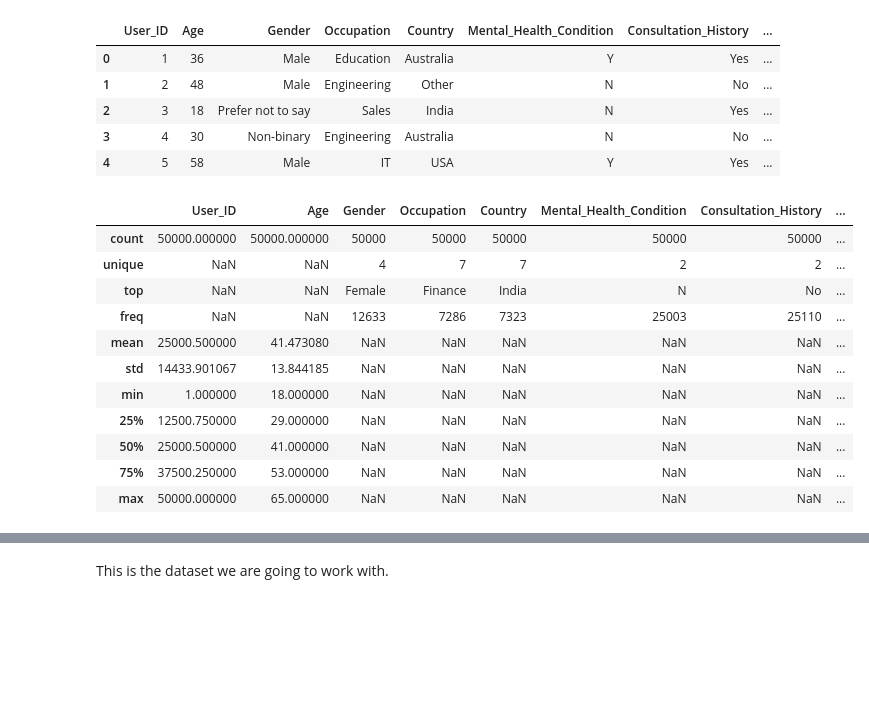
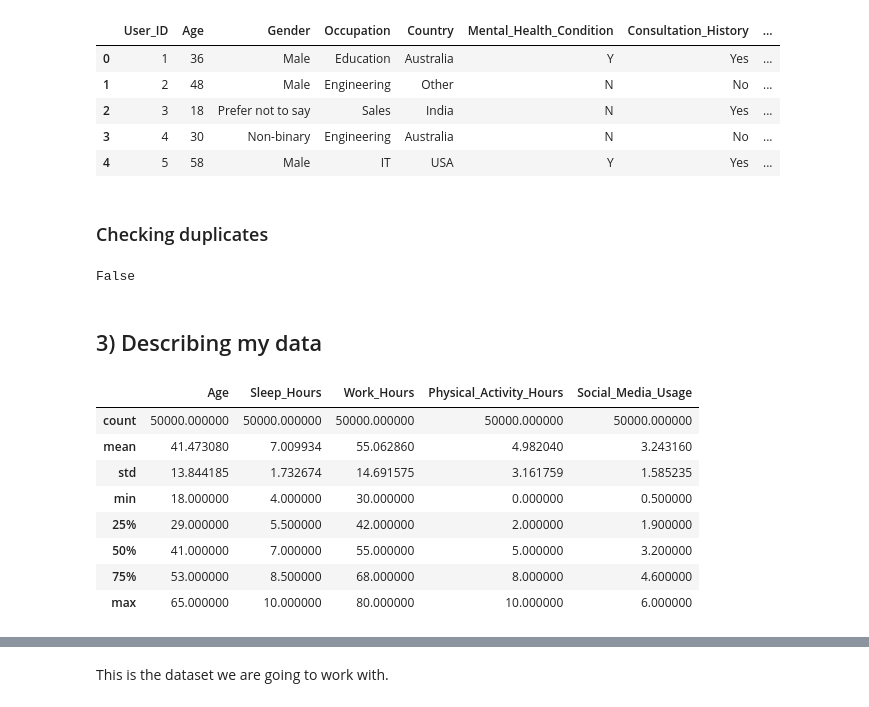
Before and after one commit to DanielMelo46/Machine_Learning-_Term_Project, a Jupyter notebook: Term Project/project.ipynb, the cells around one changed output, grey strips where cells are left out. Saved outputs shown, nothing was run; the diff lists cells and outputs as text; code cells hidden in the pictures; blank space fills up the shorter version.

```diff
--- a/Term Project/project.ipynb
+++ b/Term Project/project.ipynb
@@ -128,18 +126,23 @@ df.head()
 | 2 | 3 | 18 | Prefer not to say | Sales | India | N | Yes | ... |
 | 3 | 4 | 30 | Non-binary | Engineering | Australia | N | No | ... |
 | 4 | 5 | 58 | Male | IT | USA | Y | Yes | ... |
+# %% [markdown]
+### Checking duplicates
+# %%
+any(df.duplicated())
+# %% [output]
+False
+# %% [markdown]
+## 3) Describing my data
 # %%
-df.describe(include='all')
+df.describe(include='number')
 # %% [output]
-|  | User_ID | Age | Gender | Occupation | Country | Mental_Health_Condition | Consultation_History | ... |
-| count | 50000.000000 | 50000.000000 | 50000 | 50000 | 50000 | 50000 | 50000 | ... |
-| unique | NaN | NaN | 4 | 7 | 7 | 2 | 2 | ... |
-| top | NaN | NaN | Female | Finance | India | N | No | ... |
-| freq | NaN | NaN | 12633 | 7286 | 7323 | 25003 | 25110 | ... |
-| mean | 25000.500000 | 41.473080 | NaN | NaN | NaN | NaN | NaN | ... |
-| std | 14433.901067 | 13.844185 | NaN | NaN | NaN | NaN | NaN | ... |
-| min | 1.000000 | 18.000000 | NaN | NaN | NaN | NaN | NaN | ... |
-| 25% | 12500.750000 | 29.000000 | NaN | NaN | NaN | NaN | NaN | ... |
-| 50% | 25000.500000 | 41.000000 | NaN | NaN | NaN | NaN | NaN | ... |
-| 75% | 37500.250000 | 53.000000 | NaN | NaN | NaN | NaN | NaN | ... |
-| max | 50000.000000 | 65.000000 | NaN | NaN | NaN | NaN | NaN | ... |
+|  | Age | Sleep_Hours | Work_Hours | Physical_Activity_Hours | Social_Media_Usage |
+| count | 50000.000000 | 50000.000000 | 50000.000000 | 50000.000000 | 50000.000000 |
+| mean | 41.473080 | 7.009934 | 55.062860 | 4.982040 | 3.243160 |
+| std | 13.844185 | 1.732674 | 14.691575 | 3.161759 | 1.585235 |
+| min | 18.000000 | 4.000000 | 30.000000 | 0.000000 | 0.500000 |
+| 25% | 29.000000 | 5.500000 | 42.000000 | 2.000000 | 1.900000 |
+| 50% | 41.000000 | 7.000000 | 55.000000 | 5.000000 | 3.200000 |
+| 75% | 53.000000 | 8.500000 | 68.000000 | 8.000000 | 4.600000 |
+| max | 65.000000 | 10.000000 | 80.000000 | 10.000000 | 6.000000 |
```
Also changed, not shown: parts of 8 cells of this notebook.
